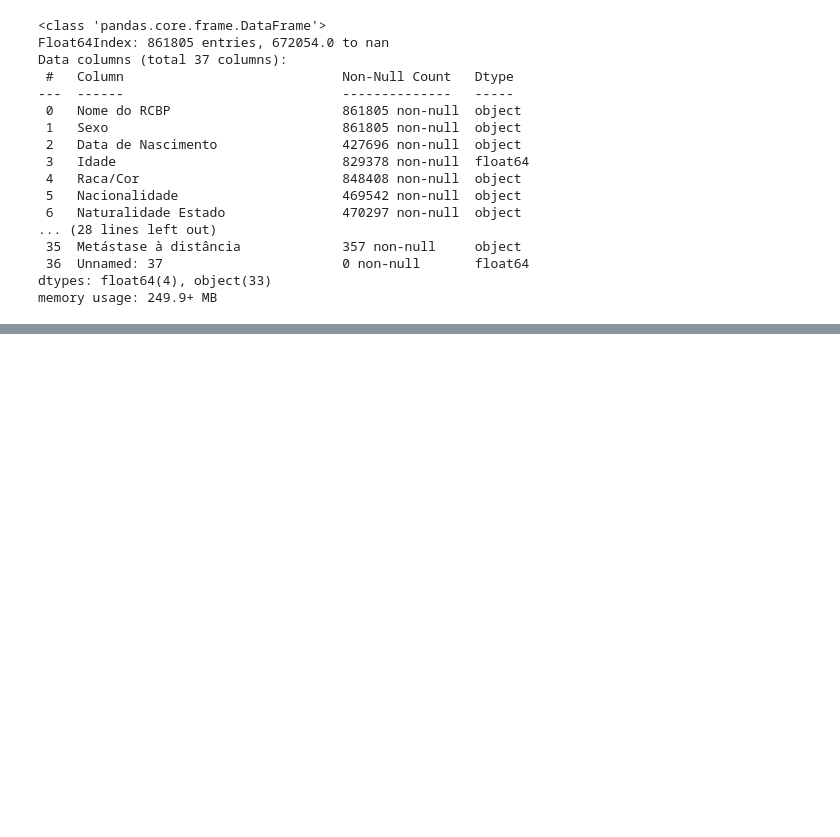
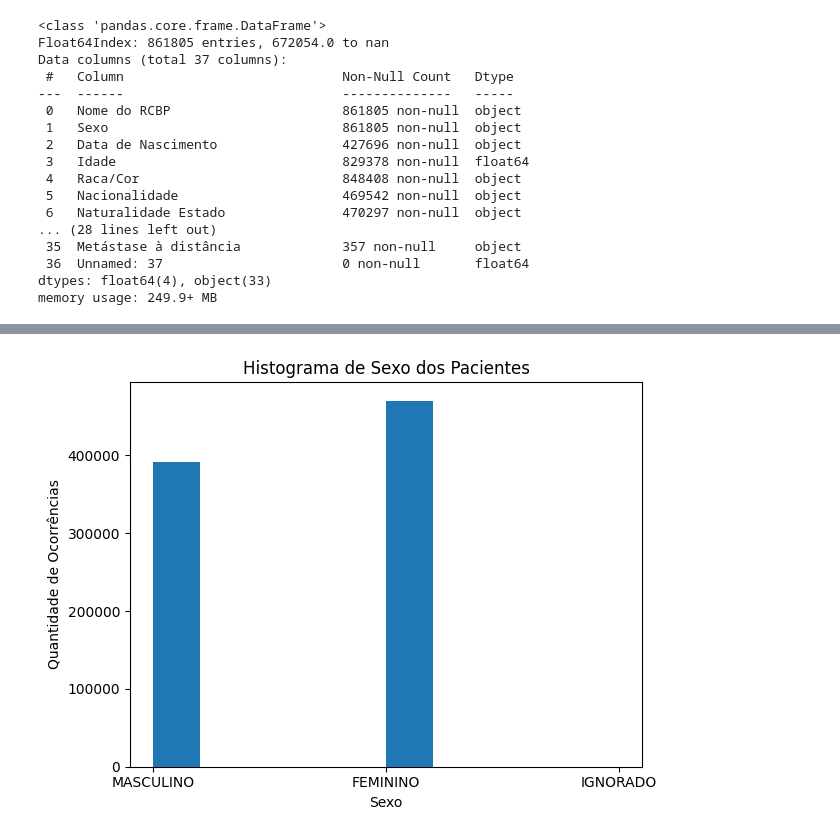
Before and after one commit to MateusVasc/IC-Cancer-Time-Series, a Jupyter notebook: analise_1.ipynb, the cells around one changed output, grey strips where cells are left out. Drawn from its saved outputs; the diff is of its cells as text; code cells hidden in the pictures; blank space fills up the shorter version.

```diff
--- a/analise_1.ipynb
+++ b/analise_1.ipynb
@@ -121,2 +134,13 @@ Data columns (total 29 columns):
 dtypes: Int64(3), datetime64[ns](4), object(22)
 memory usage: 199.7+ MB
+# %%
+fig, ax = plt.subplots()
+
+ax.hist('Sexo', data=df)
+ax.set_title("Histograma de Sexo dos Pacientes")
+ax.set_ylabel("Quantidade de Ocorrências")
+ax.set_xlabel("Sexo")
+
+plt.tight_layout()
+# %% [output]
+[figure, added]
```
Also changed, not shown: parts of 15 cells of this notebook.
